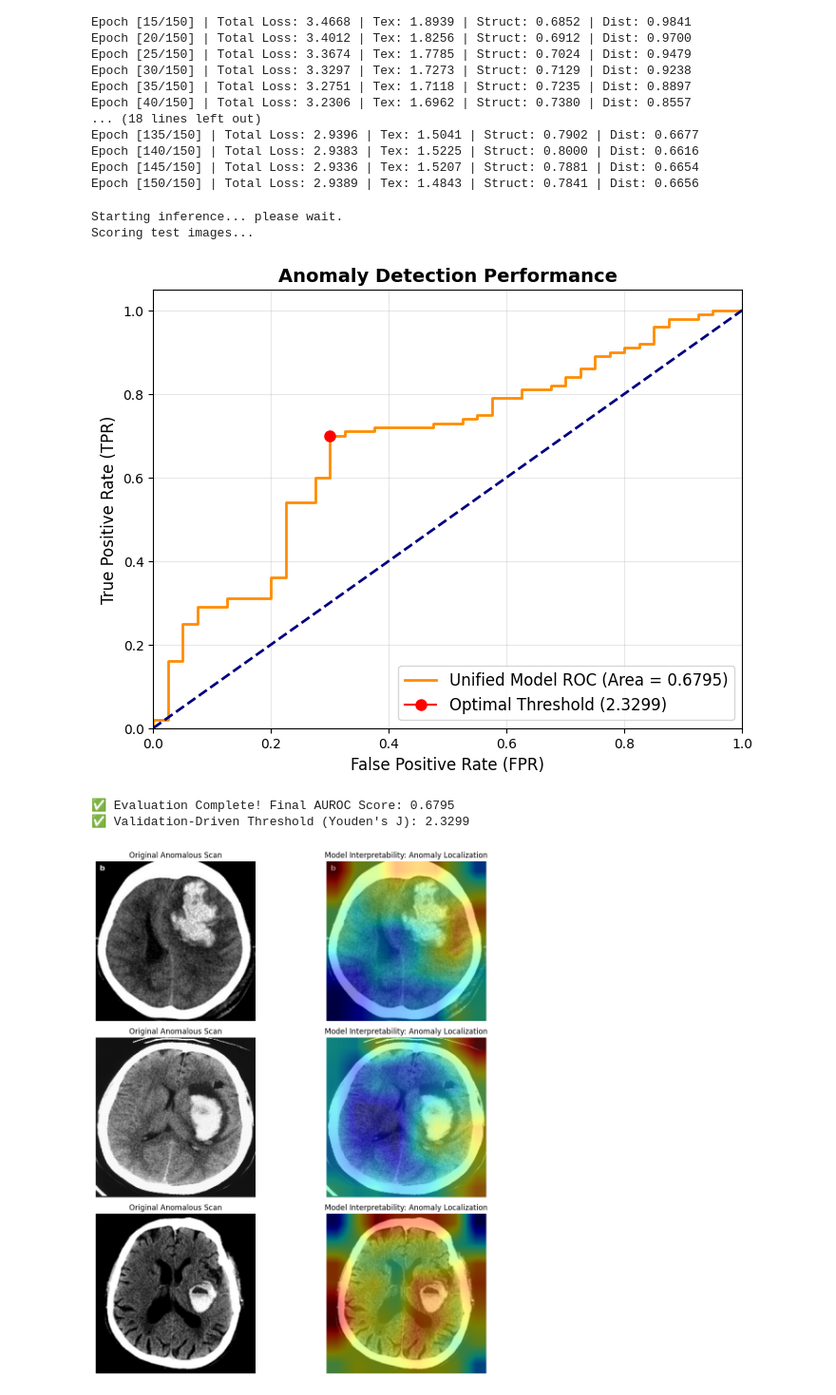
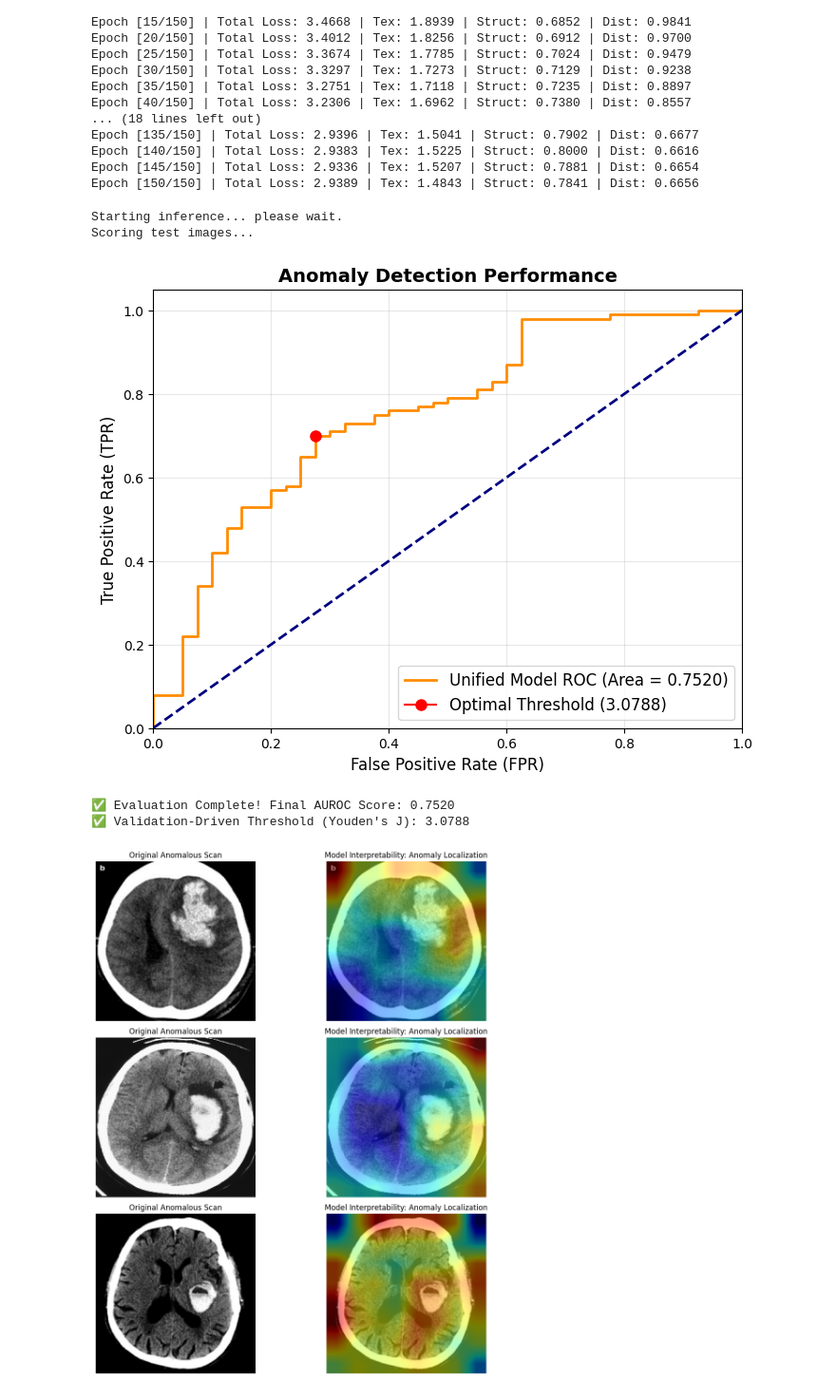
Before and after one commit to Souvik-31/Medical-Anomaly-Detection, a Jupyter notebook: Skip_TS.ipynb, the cells around one changed output. Shown at 95% size. Saved outputs shown, nothing was run; the diff lists cells and outputs as text; code cells hidden in the pictures.

```diff
--- a/Skip_TS.ipynb
+++ b/Skip_TS.ipynb
@@ -271,7 +271,6 @@ import numpy as np
 import matplotlib.pyplot as plt
 import torch
 import torch.nn as nn
-import torch.nn.functional as F
 from sklearn.metrics import roc_curve, auc
 
 def evaluate_model(model, dataloader):
@@ -287,18 +286,14 @@ def evaluate_model(model, dataloader):
             images = images.to(device)
             s_feat, t_feat, struct_feat, pred_noise, true_noise = model(images)
 
-            # --- FIX 1: L2 Feature Normalization (Satisfies Critique #1) ---
-            s_feat_norm = F.normalize(s_feat, p=2, dim=1)
-            t_feat_norm = F.normalize(t_feat, p=2, dim=1)
-
             # Reshape features to [B, C*H*W] to calculate MSE per image
-            s_feat_flat = s_feat_norm.reshape(s_feat_norm.size(0), -1)
-            t_feat_flat = t_feat_norm.reshape(t_feat_norm.size(0), -1)
+            s_feat_flat = s_feat.reshape(s_feat.size(0), -1)
+            t_feat_flat = t_feat.reshape(t_feat.size(0), -1)
             struct_feat_flat = struct_feat.reshape(struct_feat.size(0), -1)
             pred_noise_flat = pred_noise.reshape(pred_noise.size(0), -1)
             true_noise_flat = true_noise.reshape(true_noise.size(0), -1)
 
-            # Calculate MSE per image
+            # Calculate raw magnitude MSE per image
             tex_error_per_image = torch.mean((s_feat_flat - t_feat_flat) ** 2, dim=1)
             struct_error_per_image = torch.mean((struct_feat_flat - s_feat_flat) ** 2, dim=1)
             dist_error_per_image = torch.mean((pred_noise_flat - true_noise_flat) ** 2, dim=1)
@@ -314,38 +309,37 @@ def evaluate_model(model, dataloader):
 print("Starting inference... please wait.")
 scores, labels = evaluate_model(unified_model, test_loader)
 
 # Flip labels: Anomaly = 1, Normal = 0
 true_anomalies = 1 - labels
 fpr, tpr, thresholds = roc_curve(true_anomalies, scores)
 roc_auc = auc(fpr, tpr)
 
-# --- FIX 2: Explicit Thresholding Strategy (Satisfies Critique #4) ---
-# Youden's J statistic maximizes True Positive Rate while minimizing False Positive Rate
+# --- EXPLICIT THRESHOLDING STRATEGY ---
 optimal_idx = np.argmax(tpr - fpr)
 optimal_threshold = thresholds[optimal_idx]
 
 # Plot ROC
 plt.figure(figsize=(8, 6))
 plt.plot(fpr, tpr, color='darkorange', lw=2, label=f'Unified Model ROC (Area = {roc_auc:.4f})')
 plt.plot([0, 1], [0, 1], color='navy', lw=2, linestyle='--')
 plt.plot(fpr[optimal_idx], tpr[optimal_idx], marker='o', markersize=8, color="red", label=f"Optimal Threshold ({optimal_threshold:.4f})")
 plt.xlim([0.0, 1.0])
 plt.ylim([0.0, 1.05])
 plt.xlabel('False Positive Rate (FPR)', fontsize=12)
 plt.ylabel('True Positive Rate (TPR)', fontsize=12)
 plt.title('Anomaly Detection Performance', fontsize=14, fontweight='bold')
 plt.legend(loc="lower right", fontsize=12)
 plt.grid(alpha=0.3)
 plt.show()
 
 print(f"\n✅ Evaluation Complete! Final AUROC Score: {roc_auc:.4f}")
 print(f"✅ Validation-Driven Threshold (Youden's J): {optimal_threshold:.4f}")
 # %% [output]
 Starting inference... please wait.
 Scoring test images...
-[figure, old version]
+[figure, new version]
-✅ Evaluation Complete! Final AUROC Score: 0.6795
-✅ Validation-Driven Threshold (Youden's J): 2.3299
+✅ Evaluation Complete! Final AUROC Score: 0.7520
+✅ Validation-Driven Threshold (Youden's J): 3.0788
 # %%
 import torch
 import torch.nn.functional as F
```
